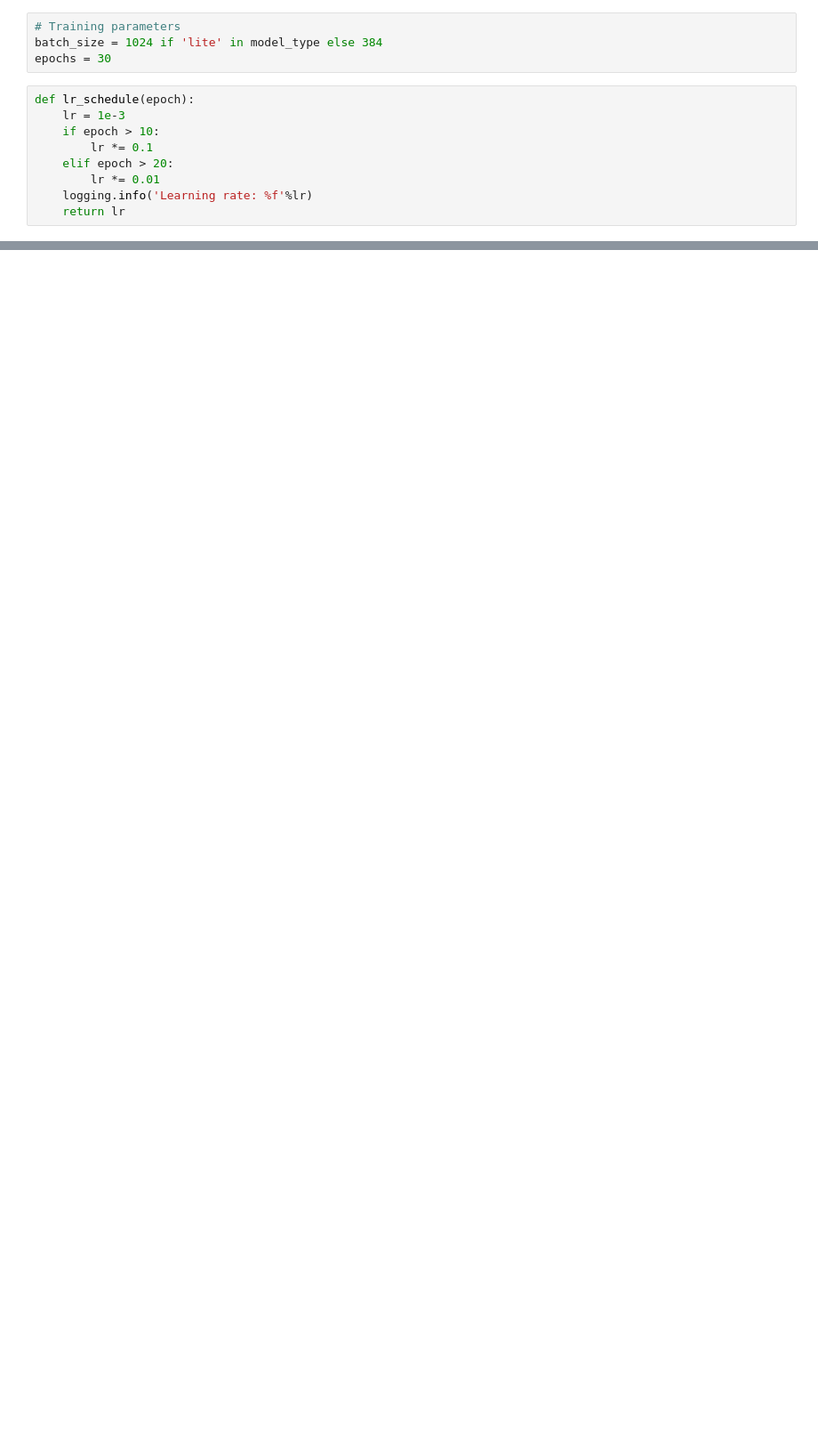
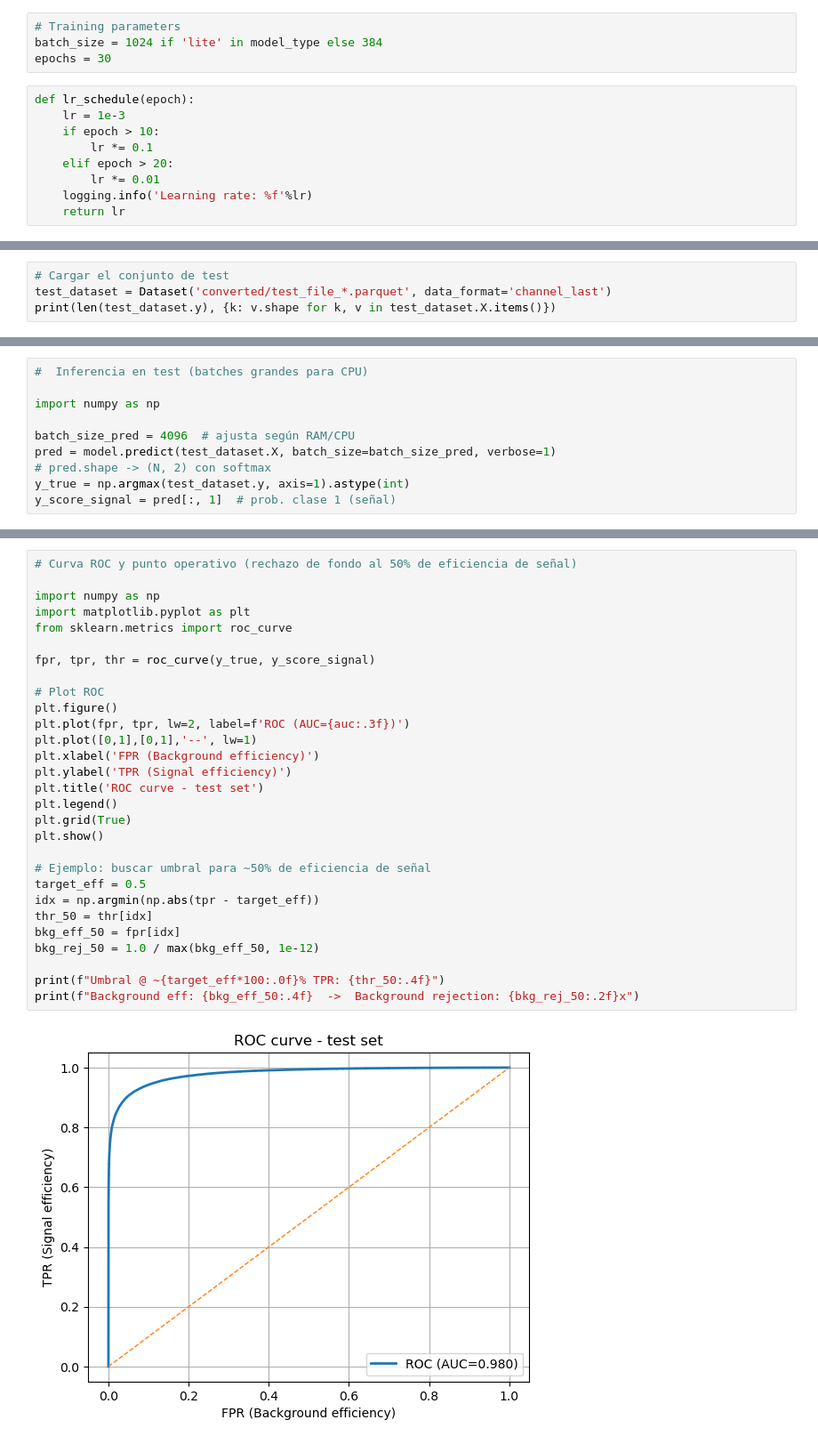
Before and after one commit to vapdif/ParticleNet-update, a Jupyter notebook: tf-keras/keras_train.ipynb, the cells around one changed output, grey strips where cells are left out. Shown at 89% size. Saved outputs shown, nothing was run; the diff lists cells and outputs as text; blank space fills up the shorter version.

Commit message:
update ParticleNet model tran + test

```diff
--- a/tf-keras/keras_train.ipynb
+++ b/tf-keras/keras_train.ipynb
@@ -220,0 +223,4 @@ model.fit(train_dataset.X, train_dataset.y,
+# %%
+# Cargar el conjunto de test
+test_dataset = Dataset('converted/test_file_*.parquet', data_format='channel_last')
+print(len(test_dataset.y), {k: v.shape for k, v in test_dataset.X.items()})
@@ -220,0 +267,10 @@ model.fit(train_dataset.X, train_dataset.y,
+# %%
+#  Inferencia en test (batches grandes para CPU)
+
+import numpy as np
+
+batch_size_pred = 4096  # ajusta según RAM/CPU
+pred = model.predict(test_dataset.X, batch_size=batch_size_pred, verbose=1)
+# pred.shape -> (N, 2) con softmax
+y_true = np.argmax(test_dataset.y, axis=1).astype(int)
+y_score_signal = pred[:, 1]  # prob. clase 1 (señal)
@@ -220,0 +316,31 @@ model.fit(train_dataset.X, train_dataset.y,
+# %%
+# Curva ROC y punto operativo (rechazo de fondo al 50% de eficiencia de señal)
+
+import numpy as np
+import matplotlib.pyplot as plt
+from sklearn.metrics import roc_curve
+
+fpr, tpr, thr = roc_curve(y_true, y_score_signal)
+
+# Plot ROC
+plt.figure()
+plt.plot(fpr, tpr, lw=2, label=f'ROC (AUC={auc:.3f})')
+plt.plot([0,1],[0,1],'--', lw=1)
+plt.xlabel('FPR (Background efficiency)')
+plt.ylabel('TPR (Signal efficiency)')
+plt.title('ROC curve - test set')
+plt.legend()
+plt.grid(True)
+plt.show()
+
+# Ejemplo: buscar umbral para ~50% de eficiencia de señal
+target_eff = 0.5
+idx = np.argmin(np.abs(tpr - target_eff))
+thr_50 = thr[idx]
+bkg_eff_50 = fpr[idx]
+bkg_rej_50 = 1.0 / max(bkg_eff_50, 1e-12)
+
+print(f"Umbral @ ~{target_eff*100:.0f}% TPR: {thr_50:.4f}")
+print(f"Background eff: {bkg_eff_50:.4f}  ->  Background rejection: {bkg_rej_50:.2f}x")
+# %% [output]
+[figure, added]
```
Also changed, not shown: parts of 17 cells of this notebook, 1 other file.
